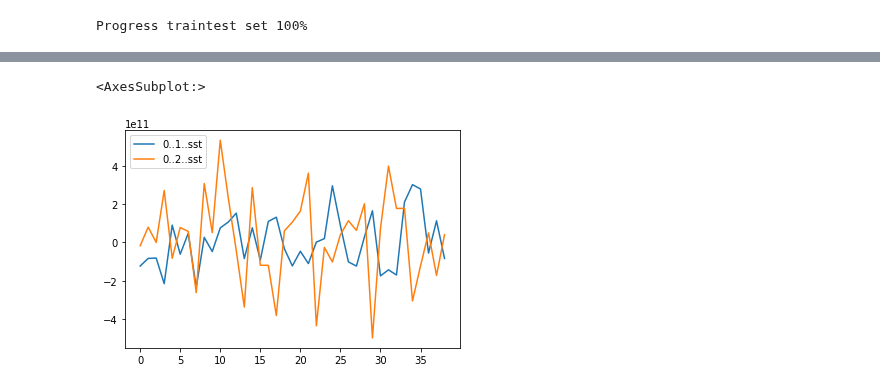
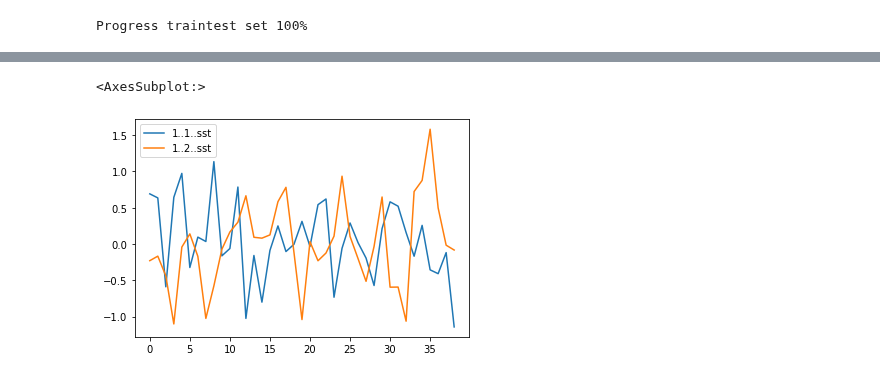
Before and after one commit to AI4S2S/s2spy, a Jupyter notebook: notebooks/prototype_RGDR.ipynb, the cells around one changed output, grey strips where cells are left out. Drawn from its saved outputs; the diff is of its cells as text; code cells hidden in the pictures.

```diff
--- a/notebooks/prototype_RGDR.ipynb
+++ b/notebooks/prototype_RGDR.ipynb
@@ -201,20 +203,13 @@ plt.imshow(prec_labels[0,0]) ; plt.colorbar()
 # %%
-spatial_mean_regions = s2s.cluster_regions.single_split_spatial_mean_regions
-
-# get area weights
-area_weights = s2s.cluster_regions.get_area(field_lag_0)
+from s2spy.RGDR import map_regions
 
 
 # Calculate spatial mean (feature) timeseries
-df_tscorr = spatial_mean_regions(precur_arr = field_lag_0.values, # to degrees,
-                    corr = xrcorr.sel(split=0).values,
-                    labels = prec_labels.sel(split=0).values,
-                    a_wghts = area_weights,
-                    lags = lags,
-                    use_coef_wghts = False,
-                    name = 'sst')
+df_tscorr = map_regions.spatial_mean_regions(precur_arr = field_lag_1.values, # to degrees,
+                                             labels = prec_labels.sel(split=0).values,
+                                             lag_names = lags,
+                                             name = 'sst')
+df_tscorr.plot()
+# %% [output]
+<AxesSubplot:>
+[figure, added]
-# %%
-df_tscorr.plot()
-# %% [output]
-<AxesSubplot:>
-[figure, removed]
```
Also changed, not shown: parts of 17 cells of this notebook, 1 other file.
